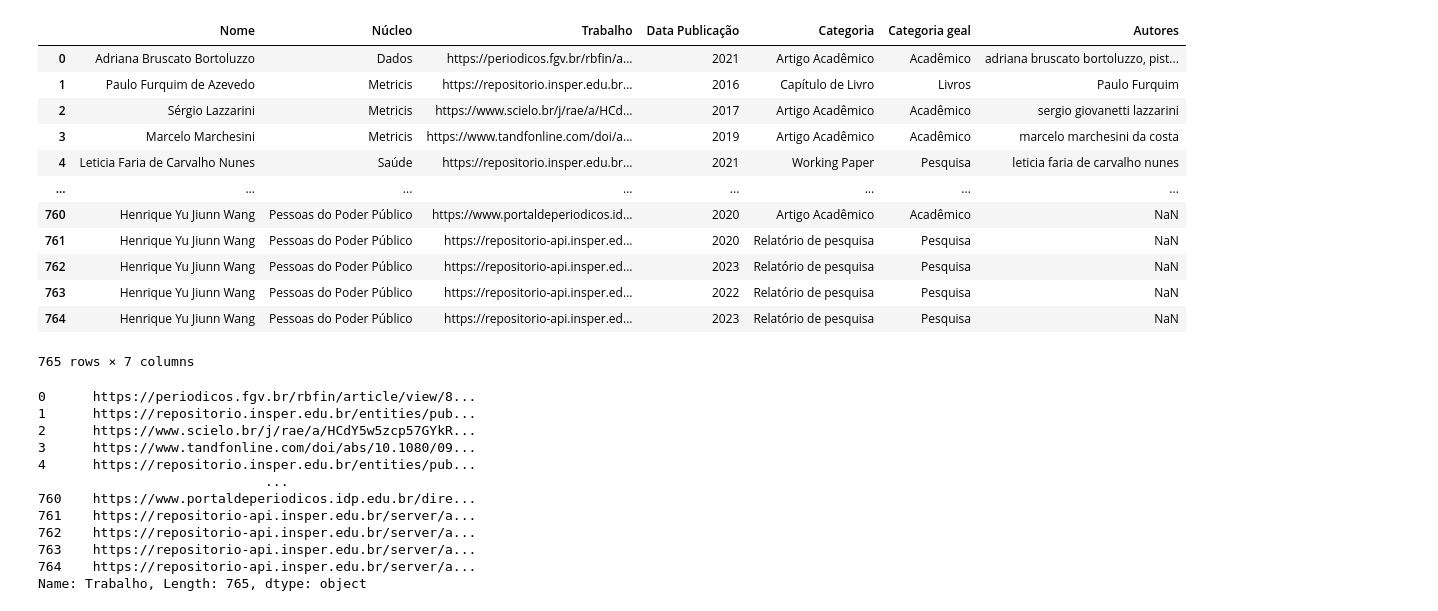
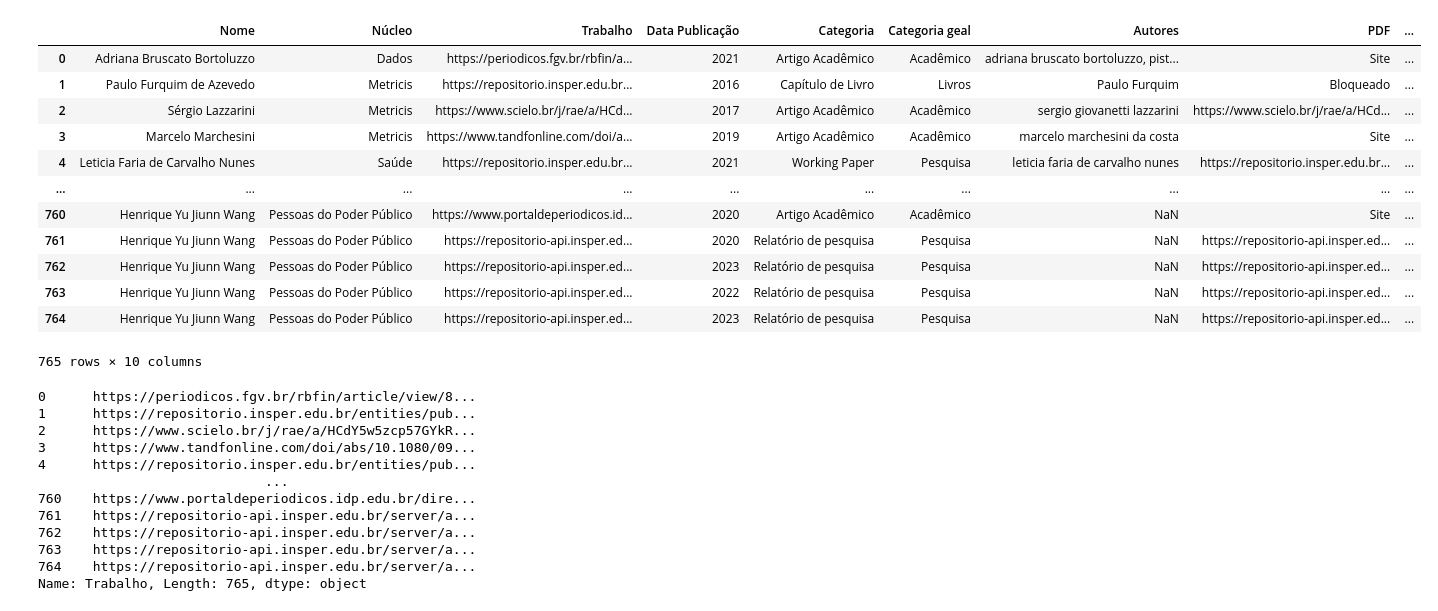
Before and after one commit to iranhonorato/Projeto-TLC, a Jupyter notebook: dataset.ipynb, the cells around one changed output. Drawn from its saved outputs; the diff is of its cells as text; code cells hidden in the pictures.

Commit message:
feat(scraper): adiciona detecção de PDF e resumo.
- Detecta presença de resumo (True/False)
- Salva resultados em novas colunas no Excel

```diff
--- a/dataset.ipynb
+++ b/dataset.ipynb
@@ -25,22 +29,22 @@ from pydantic import Field, BaseModel
 load_dotenv()
 OPENAI_API_KEY = os.getenv("OPENAI_API_KEY")
 # %%
-df = pd.read_excel("../Base 5.0.xlsx")
+df = pd.read_excel("Base 5.0.xlsx")
 df
 # %% [output]
-|  | Nome | Núcleo | Trabalho | Data Publicação | Categoria | Categoria geal | Autores |
-| 0 | Adriana Bruscato Bortoluzzo | Dados | https://periodicos.fgv.br/rbfin/a... | 2021 | Artigo Acadêmico | Acadêmico | adriana bruscato bortoluzzo, pist... |
-| 1 | Paulo Furquim de Azevedo | Metricis | https://repositorio.insper.edu.br... | 2016 | Capítulo de Livro | Livros | Paulo Furquim |
-| 2 | Sérgio Lazzarini | Metricis | https://www.scielo.br/j/rae/a/HCd... | 2017 | Artigo Acadêmico | Acadêmico | sergio giovanetti lazzarini |
-| 3 | Marcelo Marchesini | Metricis | https://www.tandfonline.com/doi/a... | 2019 | Artigo Acadêmico | Acadêmico | marcelo marchesini da costa |
-| 4 | Leticia Faria de Carvalho Nunes | Saúde | https://repositorio.insper.edu.br... | 2021 | Working Paper | Pesquisa | leticia faria de carvalho nunes |
-| ... | ... | ... | ... | ... | ... | ... | ... |
-| 760 | Henrique Yu Jiunn Wang | Pessoas do Poder Público | https://www.portaldeperiodicos.id... | 2020 | Artigo Acadêmico | Acadêmico | NaN |
-| 761 | Henrique Yu Jiunn Wang | Pessoas do Poder Público | https://repositorio-api.insper.ed... | 2020 | Relatório de pesquisa | Pesquisa | NaN |
-| 762 | Henrique Yu Jiunn Wang | Pessoas do Poder Público | https://repositorio-api.insper.ed... | 2023 | Relatório de pesquisa | Pesquisa | NaN |
-| 763 | Henrique Yu Jiunn Wang | Pessoas do Poder Público | https://repositorio-api.insper.ed... | 2022 | Relatório de pesquisa | Pesquisa | NaN |
-| 764 | Henrique Yu Jiunn Wang | Pessoas do Poder Público | https://repositorio-api.insper.ed... | 2023 | Relatório de pesquisa | Pesquisa | NaN |
+|  | Nome | Núcleo | Trabalho | Data Publicação | Categoria | Categoria geal | Autores | PDF | ... |
+| 0 | Adriana Bruscato Bortoluzzo | Dados | https://periodicos.fgv.br/rbfin/a... | 2021 | Artigo Acadêmico | Acadêmico | adriana bruscato bortoluzzo, pist... | Site | ... |
+| 1 | Paulo Furquim de Azevedo | Metricis | https://repositorio.insper.edu.br... | 2016 | Capítulo de Livro | Livros | Paulo Furquim | Bloqueado | ... |
+| 2 | Sérgio Lazzarini | Metricis | https://www.scielo.br/j/rae/a/HCd... | 2017 | Artigo Acadêmico | Acadêmico | sergio giovanetti lazzarini | https://www.scielo.br/j/rae/a/HCd... | ... |
+| 3 | Marcelo Marchesini | Metricis | https://www.tandfonline.com/doi/a... | 2019 | Artigo Acadêmico | Acadêmico | marcelo marchesini da costa | Site | ... |
+| 4 | Leticia Faria de Carvalho Nunes | Saúde | https://repositorio.insper.edu.br... | 2021 | Working Paper | Pesquisa | leticia faria de carvalho nunes | https://repositorio.insper.edu.br... | ... |
+| ... | ... | ... | ... | ... | ... | ... | ... | ... | ... |
+| 760 | Henrique Yu Jiunn Wang | Pessoas do Poder Público | https://www.portaldeperiodicos.id... | 2020 | Artigo Acadêmico | Acadêmico | NaN | Site | ... |
+| 761 | Henrique Yu Jiunn Wang | Pessoas do Poder Público | https://repositorio-api.insper.ed... | 2020 | Relatório de pesquisa | Pesquisa | NaN | https://repositorio-api.insper.ed... | ... |
+| 762 | Henrique Yu Jiunn Wang | Pessoas do Poder Público | https://repositorio-api.insper.ed... | 2023 | Relatório de pesquisa | Pesquisa | NaN | https://repositorio-api.insper.ed... | ... |
+| 763 | Henrique Yu Jiunn Wang | Pessoas do Poder Público | https://repositorio-api.insper.ed... | 2022 | Relatório de pesquisa | Pesquisa | NaN | https://repositorio-api.insper.ed... | ... |
+| 764 | Henrique Yu Jiunn Wang | Pessoas do Poder Público | https://repositorio-api.insper.ed... | 2023 | Relatório de pesquisa | Pesquisa | NaN | https://repositorio-api.insper.ed... | ... |
-765 rows × 7 columns
+765 rows × 10 columns
 # %%
 df["Trabalho"]
 # %% [output]
```
Also changed, not shown: parts of 3 cells of this notebook.
